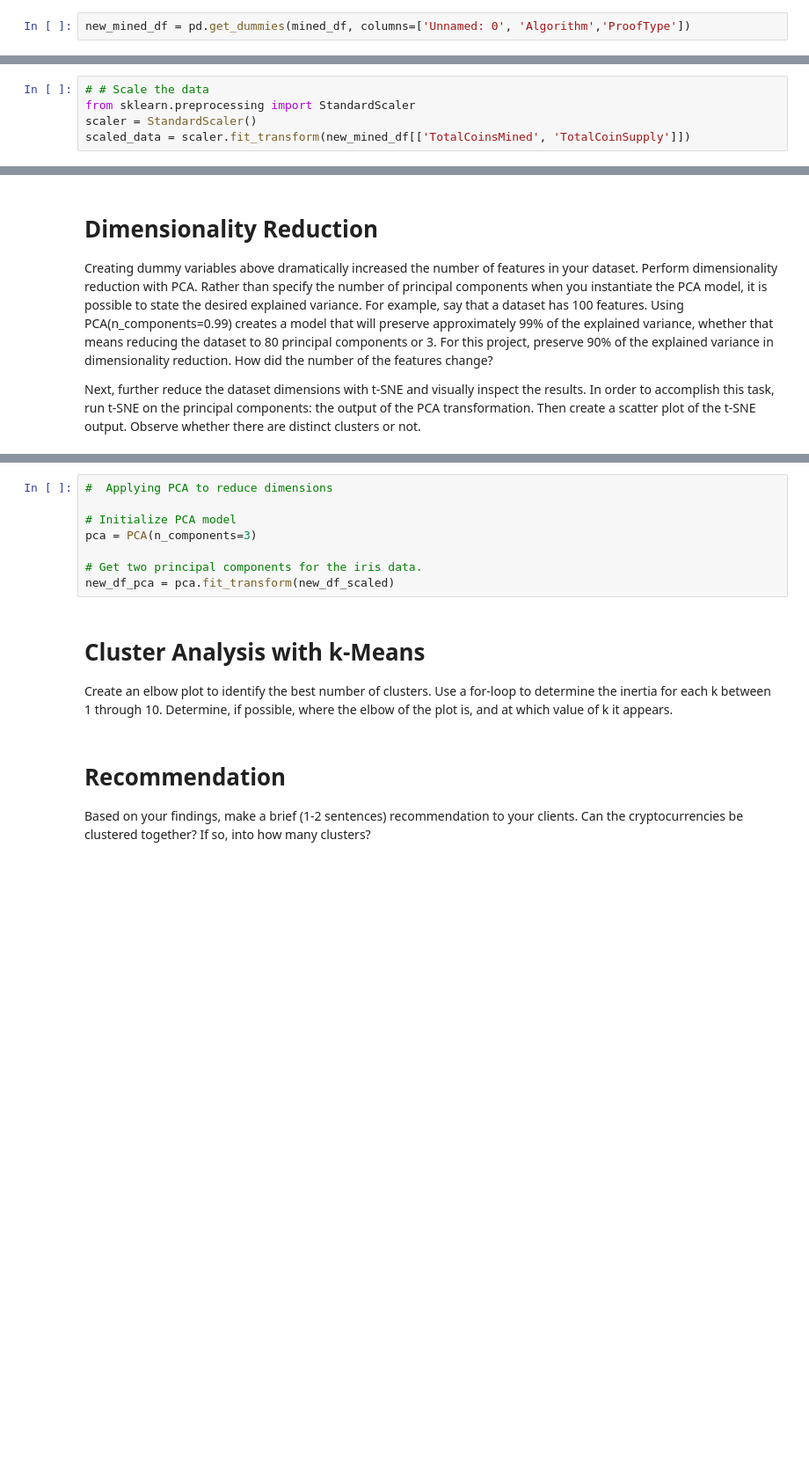
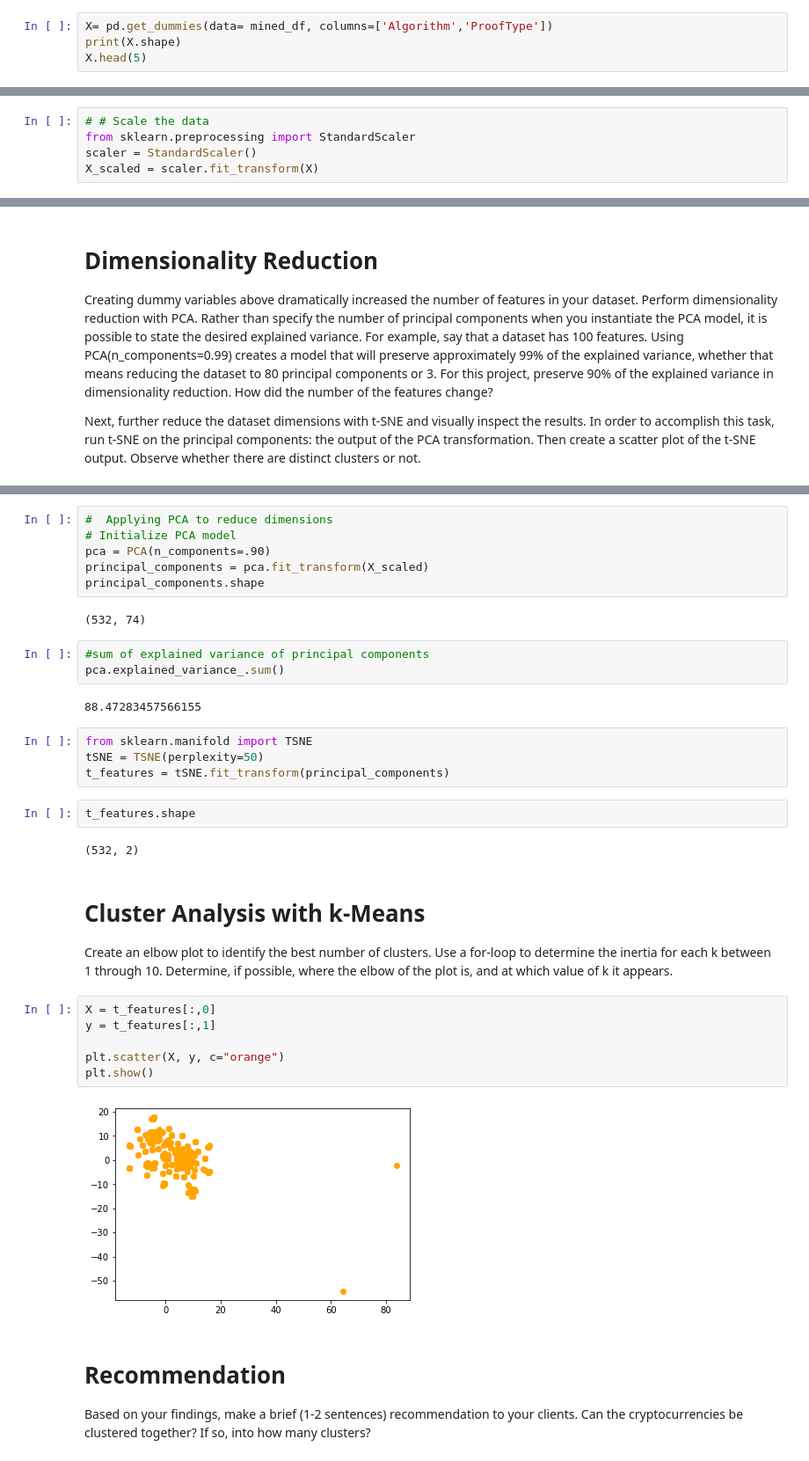
Before and after one commit to nievesyu/Unsupervised_Learning_hm, a Jupyter notebook: crypto_unsupervised learning.ipynb, the cells around one changed output, grey strips where cells are left out. Shown at 88% size. Cells and saved outputs as stored; diff of their text form; blank space fills up the shorter version.

```diff
--- a/crypto_unsupervised learning.ipynb
+++ b/crypto_unsupervised learning.ipynb
@@ -161,4 +147,6 @@ array(['PoW/PoS', 'PoW', 'PoS', 'PoC', 'PoS/PoW/PoT', 'PoST', 'PoW/nPoS',
        'HPoW', 'Zero-Knowledge Proof', 'DPOS', 'Pos', 'Proof of Trust',
        'LPoS', 'PoS/LPoS'], dtype=object)
 # %%
-new_mined_df = pd.get_dummies(mined_df, columns=['Unnamed: 0', 'Algorithm','ProofType'])
+X= pd.get_dummies(data= mined_df, columns=['Algorithm','ProofType'])
+print(X.shape)
+X.head(5)
@@ -180,4 +163,4 @@ len(new_mined_df)
 # # Scale the data
 from sklearn.preprocessing import StandardScaler
 scaler = StandardScaler()
-scaled_data = scaler.fit_transform(new_mined_df[['TotalCoinsMined', 'TotalCoinSupply']])
+X_scaled = scaler.fit_transform(X)
@@ -238,15 +177,36 @@ print(new_df_scaled[0:])
 # %%
 #  Applying PCA to reduce dimensions
-
 # Initialize PCA model
-pca = PCA(n_components=3)
-
-# Get two principal components for the iris data.
-new_df_pca = pca.fit_transform(new_df_scaled)
+pca = PCA(n_components=.90)
+principal_components = pca.fit_transform(X_scaled)
+principal_components.shape
+# %% [output]
+(532, 74)
+# %%
+#sum of explained variance of principal components
+pca.explained_variance_.sum()
+# %% [output]
+88.47283457566155
+# %%
+from sklearn.manifold import TSNE
+tSNE = TSNE(perplexity=50)
+t_features = tSNE.fit_transform(principal_components)
+# %%
+t_features.shape
+# %% [output]
+(532, 2)
 # %% [markdown]
 # Cluster Analysis with k-Means
 
 Create an elbow plot to identify the best number of clusters. Use a for-loop to determine the inertia for each k between 1 through 10. Determine, if possible, where the elbow of the plot is, and at which value of k it appears.
+# %%
+X = t_features[:,0]
+y = t_features[:,1]
+
+plt.scatter(X, y, c="orange")
+plt.show()
+# %% [output]
+[figure, added]
 # %% [markdown]
 # Recommendation
 
```
Also changed, not shown: parts of 19 cells of this notebook.
